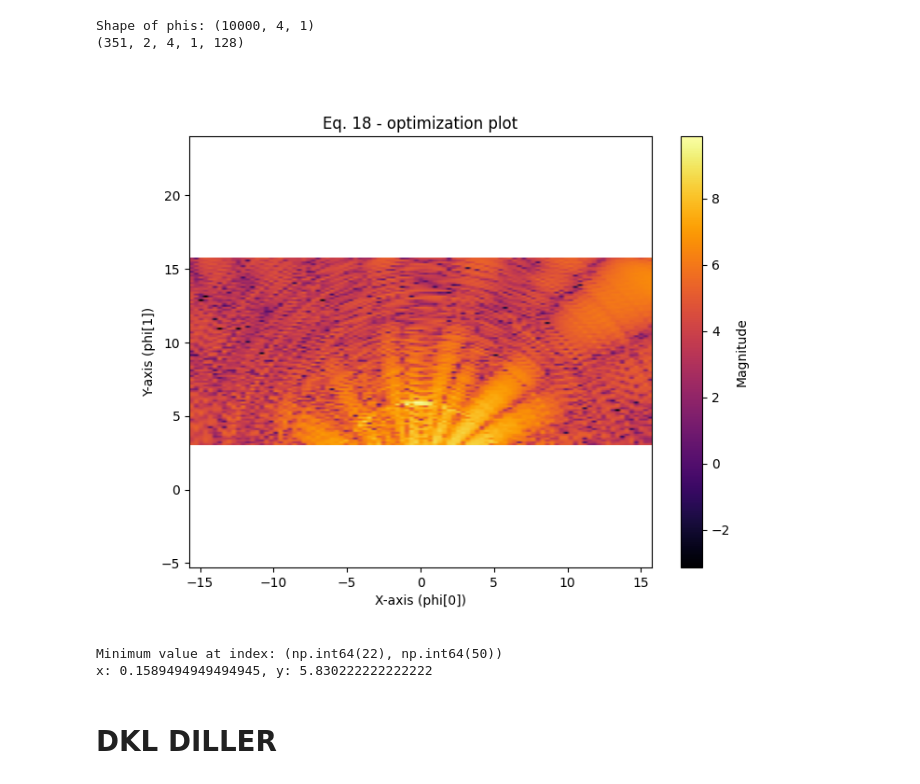
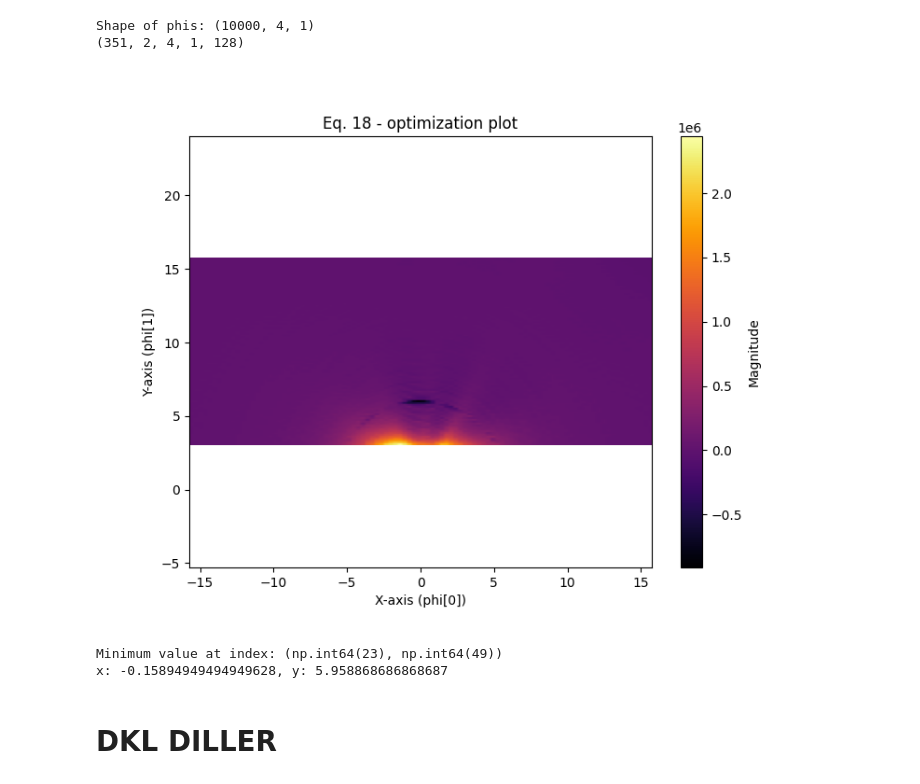
Before and after one commit to RHIMMELAND/MMARS, a Jupyter notebook: examples/real_MRBLaT_test.ipynb, the cells around one changed output. Cells and saved outputs as stored; diff of their text form; code cells hidden in the pictures.

```diff
--- a/examples/real_MRBLaT_test.ipynb
+++ b/examples/real_MRBLaT_test.ipynb
@@ -100,6 +111,8 @@ gridsize = 100
 
 x_values = np.linspace(-15.736, 15.736, gridsize)  # 0 to 50 (inclusive)
 y_values = np.linspace(3, 15.736, gridsize)
+# x_values = np.linspace(-1, 1, gridsize)  # 0 to 50 (inclusive)
+# y_values = np.linspace(5, 7, gridsize)
 
 X, Y = np.meshgrid(x_values, y_values)
 
@@ -113,41 +126,41 @@ print(f"Shape of phis: {phis.shape}")  # Expected: (2500, 4, 1)
 #print(phis[:-2])  # Print first few vectors
 
 result = []
-
 print(data_fourier.shape)  # Expected: (128,)
 for i in tqdm(range(len(phis))):
-    result.append(mrblatcomp.D_KL(phis[i,:,0], data_fourier[idx].flatten(), 0, 1, (1,1,1,1), False))
+    result.append(mrblatcomp.D_KL(phis[i,:,0], (data_fourier[idx]).flatten(), 0, 10, (1,1,1,1), False))
 # %% [output]
 Shape of phis: (10000, 4, 1)
 (351, 2, 4, 1, 128)
 # %%
 # Compute the magnitude (ignoring phi[2] and phi[3])
 #magnitudes = np.sqrt(phis[:, 0, 0]**2 + phis[:, 1, 0]**2)
 
 # Reshape to 2D (51x51) for heatmap plotting
 heatmap = np.array(result).reshape(gridsize, gridsize)
 
 # Plot the heatmap
 plt.figure(figsize=(8, 6))
-plt.imshow(np.log(np.abs(heatmap[1:,1:])), origin='lower', extent=[-15.736, 15.736, 3, 15.736], cmap='inferno')#, aspect='auto')
+plt.imshow(((heatmap[:,:])), origin='lower', extent=[-15.736, 15.736, 3, 15.736], cmap='inferno')#, aspect='auto')
+# plt.imshow(((heatmap[:,:])), origin='lower', extent=[-1, 1, 5, 7], cmap='inferno')#, aspect='auto')
 plt.colorbar(label="Magnitude")
 plt.xlabel("X-axis (phi[0])")
 plt.ylabel("Y-axis (phi[1])")
 plt.title("Eq. 18 - optimization plot")
 plt.axis('equal')
 plt.show()
 
-min_index = np.argmin(heatmap)
+min_index = np.argmin((heatmap))
 min_index_2d = np.unravel_index(min_index, heatmap.shape)
 x_min = x_values[min_index_2d[1]]
 y_min = y_values[min_index_2d[0]]
 
 print(f"Minimum value at index: {min_index_2d}")
 print(f"x: {x_min}, y: {y_min}")
 # %% [output]
-[figure, old version]
+[figure, new version]
-Minimum value at index: (np.int64(22), np.int64(50))
-x: 0.1589494949494945, y: 5.830222222222222
+Minimum value at index: (np.int64(23), np.int64(49))
+x: -0.15894949494949628, y: 5.958868686868687
 # %% [markdown]
 # DKL DILLER
 # %%
```
Also changed, not shown: parts of 10 cells of this notebook, 5 other files.
